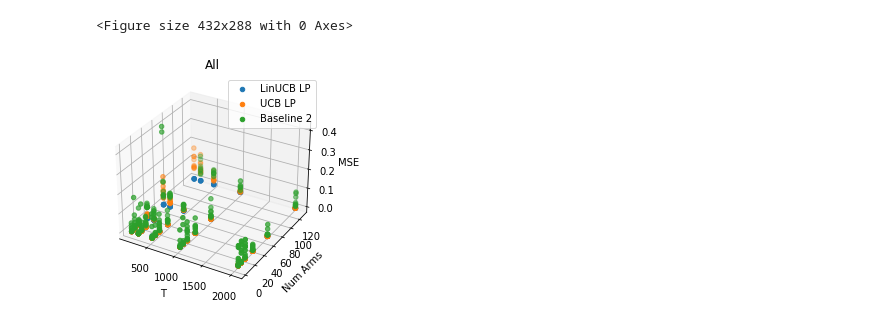
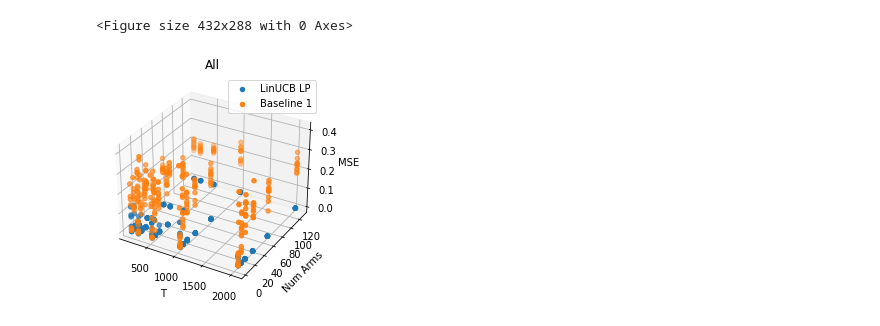
Before and after one commit to EtashGuha/InvLinUCB, a Jupyter notebook: LinUCB.ipynb, the cells around one changed output. Cells and saved outputs as stored; diff of their text form; code cells hidden in the pictures.

```diff
--- a/LinUCB.ipynb
+++ b/LinUCB.ipynb
@@ -183,7 +184,7 @@ import gurobipy as gp
 
 def estimate_ucb_means_lp(alg):
     m = gp.Model()
-#     m.Params.LogToConsole = 0
+    m.Params.LogToConsole = 0
     all_vars = {}
     num_pulls = {}
     T = alg.T
@@ -378,10 +396,18 @@ def test_LinUCB(theta, action_set, T=1000):
 Ts =  [128, 256, 512, 1024, 2048]
 NumArmss = [2, 8, 16, 32, 64, 128]
 num_epochs = 10
+
 ucb_errors = {}
 linucb_errors = {}
 baseline_1_errors = {}
 baseline_2_errors = {}
+
+ucb_times = {}
+linucb_times = {}
+baseline_1_times = {}
+baseline_2_times = {}
+
+num_skipped = 0
 for T in Ts:
 
     ucb_errors[T] = {}
@@ -389,23 +415,40 @@ for T in Ts:
     baseline_1_errors[T] = {}
     baseline_2_errors[T] = {}
 
+    ucb_times[T] = {}
+    linucb_times[T] = {}
+    baseline_1_times[T] = {}
+    baseline_2_times[T] = {}
+
     for num_arms in NumArmss:
         ucb_errors[T][num_arms] = []
         linucb_errors[T][num_arms] = []
         baseline_1_errors[T][num_arms] = []
         baseline_2_errors[T][num_arms] = []
 
+        ucb_times[T][num_arms] = []
+        linucb_times[T][num_arms] = []
+        baseline_1_times[T][num_arms] = []
+        baseline_2_times[T][num_arms] = []
+
         for _ in tqdm(range(num_epochs)):
             theta = np.matrix(generate_random_vec(dim = 2))
             action_set = np.matrix([generate_random_vec(dim = 2) for _ in range(num_arms)])
-
-            ucb_error = test_UCB(theta, action_set, T=T)
-            lin_ucb_error = test_LinUCB(theta, action_set, T=T)
-            baseline_1_error = test_Baseline1(theta, action_set, T=T)
-            baseline_2_error = test_Baseline2(theta, action_set, T=T)
+            ucb_error, ucb_time = test_UCB(theta, action_set, T=T)
+            lin_ucb_error, lin_ucb_time = test_LinUCB(theta, action_set, T=T)
+            baseline_1_error, baseline_1_time = test_Baseline1(theta, action_set, T=T)
+            baseline_2_error, baseline_2_time = test_Baseline2(theta, action_set, T=T)
 
             linucb_errors[T][num_arms].append(lin_ucb_error)
             ucb_errors[T][num_arms].append(ucb_error)
             baseline_1_errors[T][num_arms].append(baseline_1_error)
             baseline_2_errors[T][num_arms].append(baseline_2_error)
+
+            linucb_times[T][num_arms].append(lin_ucb_time)
+            ucb_times[T][num_arms].append(ucb_time)
+            baseline_1_times[T][num_arms].append(baseline_1_time)
+            baseline_2_times[T][num_arms].append(baseline_2_time)
+            num_skipped += 1
+
+print(num_skipped)
 # %% [output]
@@ -592,7 +466,11 @@ print(baseline_2_errors)
 # %%
 import pickle
-with open("data.pkl", "wb") as f:
+
+with open("data_not_original.pkl", "wb") as f:
     pickle.dump((ucb_errors, linucb_errors, baseline_1_errors, baseline_2_errors), f)
+# %%
+with open("data.pkl", "rb") as f:
+    ucb_errors, linucb_errors, baseline_1_errors, baseline_2_errors = pickle.load(f)
 # %%
 from mpl_toolkits.mplot3d import Axes3D
 from scipy.interpolate import griddata
@@ -668,6 +549,6 @@ plot(baseline_2_errors, "Baseline 2 Error", remove_outliers=True)
 # %%
-plot_many([linucb_errors, ucb_errors, baseline_2_errors], ["LinUCB LP", "UCB LP", "Baseline 2"], "All", remove_outliers=True)
+plot_many([linucb_errors, baseline_1_errors], ["LinUCB LP", "Baseline 1"], "All", remove_outliers=True)
 # %% [output]
 <Figure size 432x288 with 0 Axes>
-[figure, old version]
+[figure, new version]
 # %%
```
Also changed, not shown: parts of 14 cells of this notebook, 3 other files.
